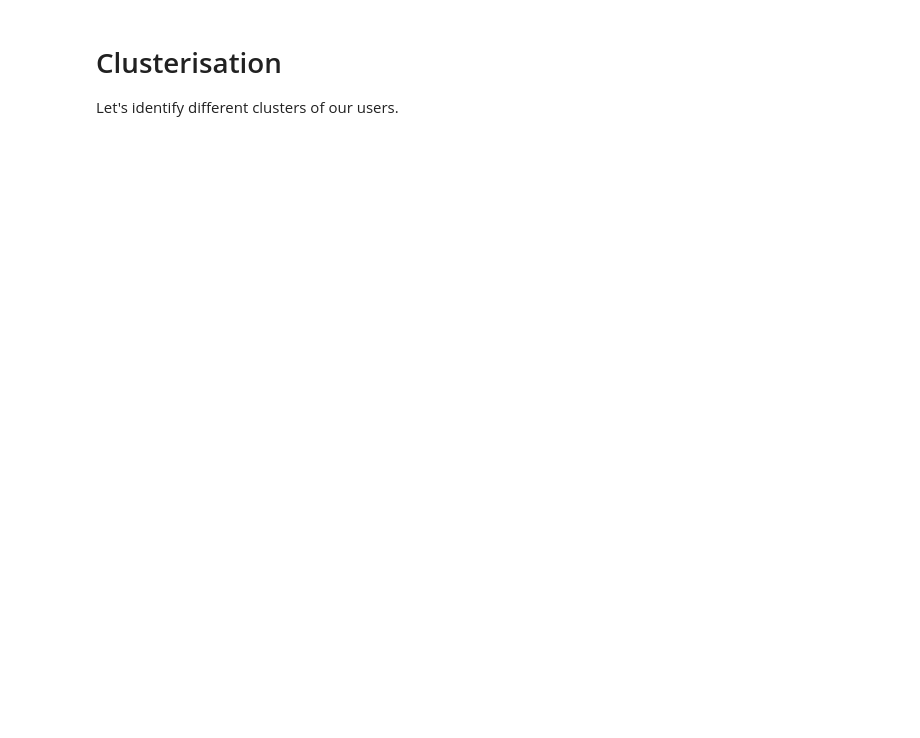
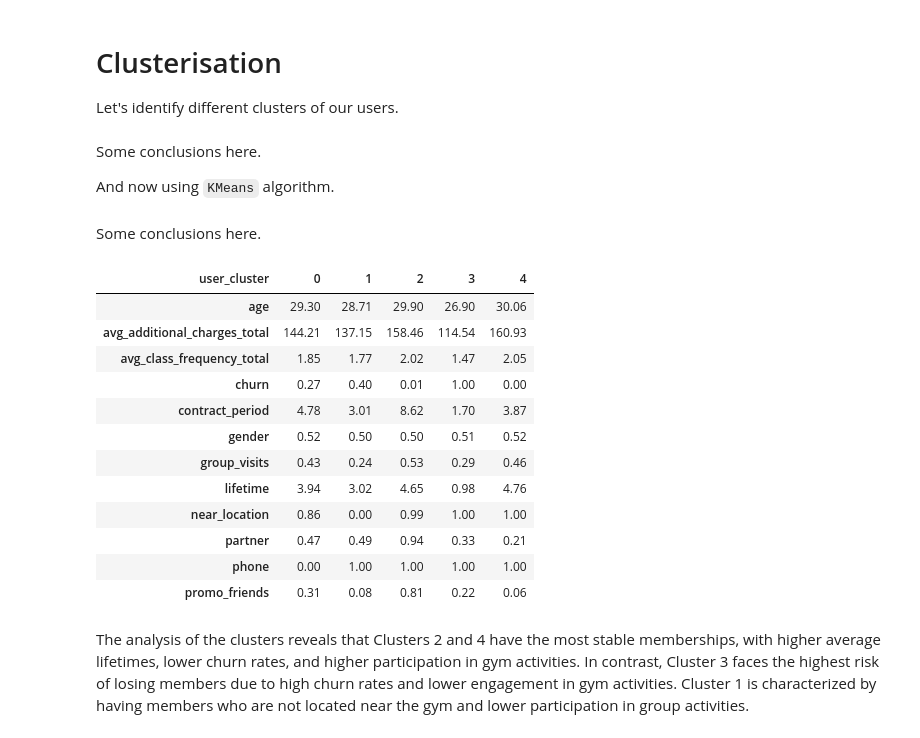
Before and after one commit to mskhmelik/prj_data_science_gym, a Jupyter notebook: prj_data_science_gym.ipynb, the cells around one changed output. Cells and saved outputs as stored; diff of their text form; code cells hidden in the pictures; blank space fills up the shorter version.

```diff
--- a/prj_data_science_gym.ipynb
+++ b/prj_data_science_gym.ipynb
@@ -393,3 +417,69 @@ fig.update_layout(
     xaxis=dict(visible=False)
 )
 fig.show()
+# %% [markdown]
+Some conclusions here.
+
+And now using `KMeans` algorithm.
+# %%
+sil_scores = []
+max_clusters = 10
+
+for cluster in range(2, max_clusters + 1):
+    sil_scores.append(
+        silhouette_score(
+            features_st, KMeans(n_clusters=cluster, random_state=6).fit_predict(features_st)
+        )
+    )
+
+optimal_n_clusters = 2 + np.argmax(sil_scores)
+
+fig = go.Figure()
+
+fig.add_trace(
+    go.Scatter(
+        x=list(range(2, max_clusters + 1)),
+        y=sil_scores,
+        mode='lines+markers'
+    )
+)
+
+fig.update_layout(
+    title='Silhouette method score for KMeans',
+    xaxis_title='Number of clusters',
+    yaxis_title='Silhouette score',
+    width=FIG_WIDTH * 100,
+    height=FIG_HEIGHT * 100,
+    template='plotly_white'
+)
+fig.show()
+# %% [markdown]
+Some conclusions here.
+# %%
+df_gym['user_cluster'] = KMeans(n_clusters=optimal_n_clusters, random_state=6).fit_predict(features_st)
+
+display(
+    pd.pivot_table(
+        data=df_gym,
+        index='user_cluster',
+        aggfunc='mean'
+    )
+    .round(2)
+    .T
+)
+# %% [output]
+| user_cluster | 0 | 1 | 2 | 3 | 4 |
+| age | 29.30 | 28.71 | 29.90 | 26.90 | 30.06 |
+| avg_additional_charges_total | 144.21 | 137.15 | 158.46 | 114.54 | 160.93 |
+| avg_class_frequency_total | 1.85 | 1.77 | 2.02 | 1.47 | 2.05 |
+| churn | 0.27 | 0.40 | 0.01 | 1.00 | 0.00 |
+| contract_period | 4.78 | 3.01 | 8.62 | 1.70 | 3.87 |
+| gender | 0.52 | 0.50 | 0.50 | 0.51 | 0.52 |
+| group_visits | 0.43 | 0.24 | 0.53 | 0.29 | 0.46 |
+| lifetime | 3.94 | 3.02 | 4.65 | 0.98 | 4.76 |
+| near_location | 0.86 | 0.00 | 0.99 | 1.00 | 1.00 |
+| partner | 0.47 | 0.49 | 0.94 | 0.33 | 0.21 |
+| phone | 0.00 | 1.00 | 1.00 | 1.00 | 1.00 |
+| promo_friends | 0.31 | 0.08 | 0.81 | 0.22 | 0.06 |
+# %% [markdown]
+The analysis of the clusters reveals that Clusters 2 and 4 have the most stable memberships, with higher average lifetimes, lower churn rates, and higher participation in gym activities. In contrast, Cluster 3 faces the highest risk of losing members due to high churn rates and lower engagement in gym activities. Cluster 1 is characterized by having members who are not located near the gym and lower participation in group activities.
```
Also changed, not shown: parts of 9 cells of this notebook.
